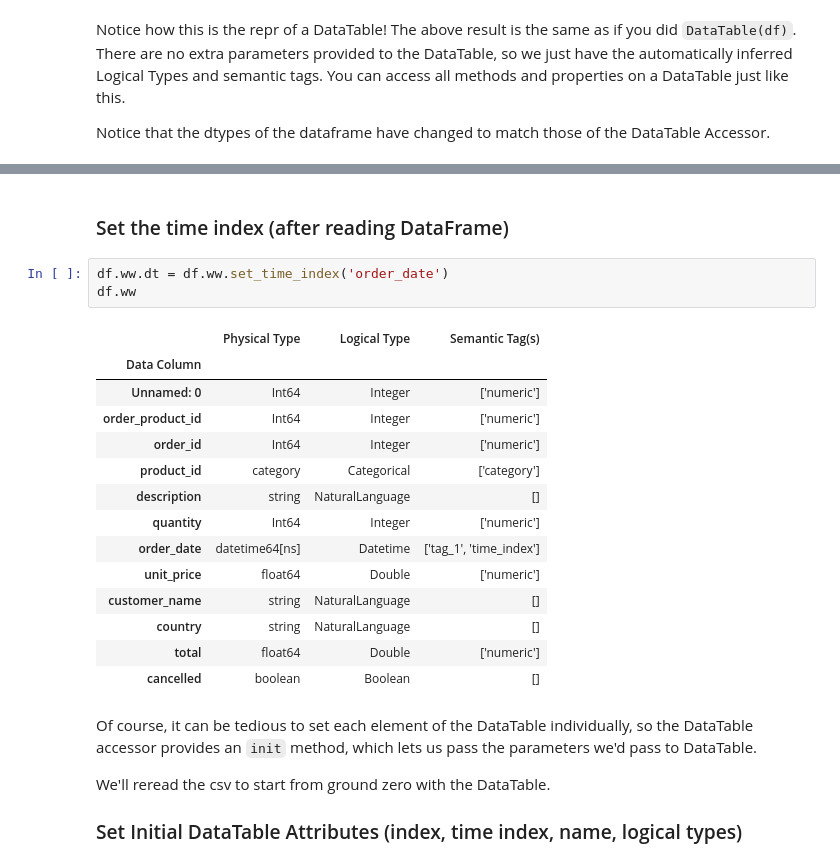
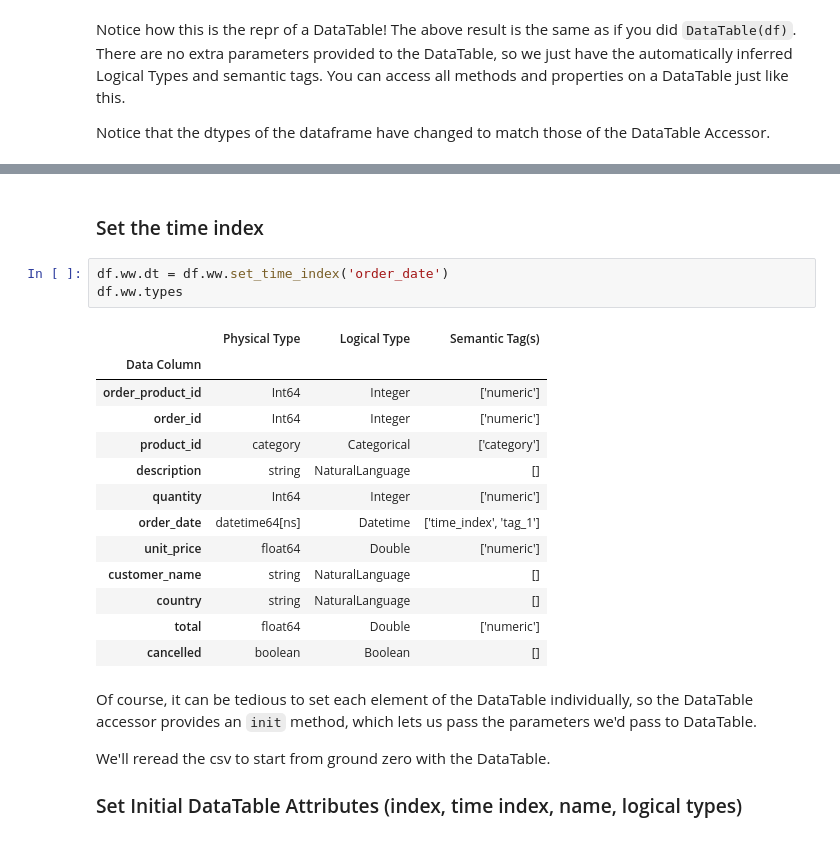
Before and after one commit to alteryx/woodwork, a Jupyter notebook: WorkingExample.ipynb, the cells around one changed output, grey strips where cells are left out. Cells and saved outputs as stored; diff of their text form.

```diff
--- a/WorkingExample.ipynb
+++ b/WorkingExample.ipynb
@@ -108,20 +105,19 @@ df.ww.types
 | total | float64 | Double | ['numeric'] |
 | cancelled | boolean | Boolean | [] |
 # %% [markdown]
-### Set the time index (after reading DataFrame)
+### Set the time index
 # %%
 df.ww.dt = df.ww.set_time_index('order_date')
-df.ww
+df.ww.types
 # %% [output]
 |  | Physical Type | Logical Type | Semantic Tag(s) |
 | Data Column |  |  |  |
-| Unnamed: 0 | Int64 | Integer | ['numeric'] |
 | order_product_id | Int64 | Integer | ['numeric'] |
 | order_id | Int64 | Integer | ['numeric'] |
 | product_id | category | Categorical | ['category'] |
 | description | string | NaturalLanguage | [] |
 | quantity | Int64 | Integer | ['numeric'] |
-| order_date | datetime64[ns] | Datetime | ['tag_1', 'time_index'] |
+| order_date | datetime64[ns] | Datetime | ['time_index', 'tag_1'] |
 | unit_price | float64 | Double | ['numeric'] |
 | customer_name | string | NaturalLanguage | [] |
 | country | string | NaturalLanguage | [] |
```
Also changed, not shown: parts of 33 cells of this notebook.
